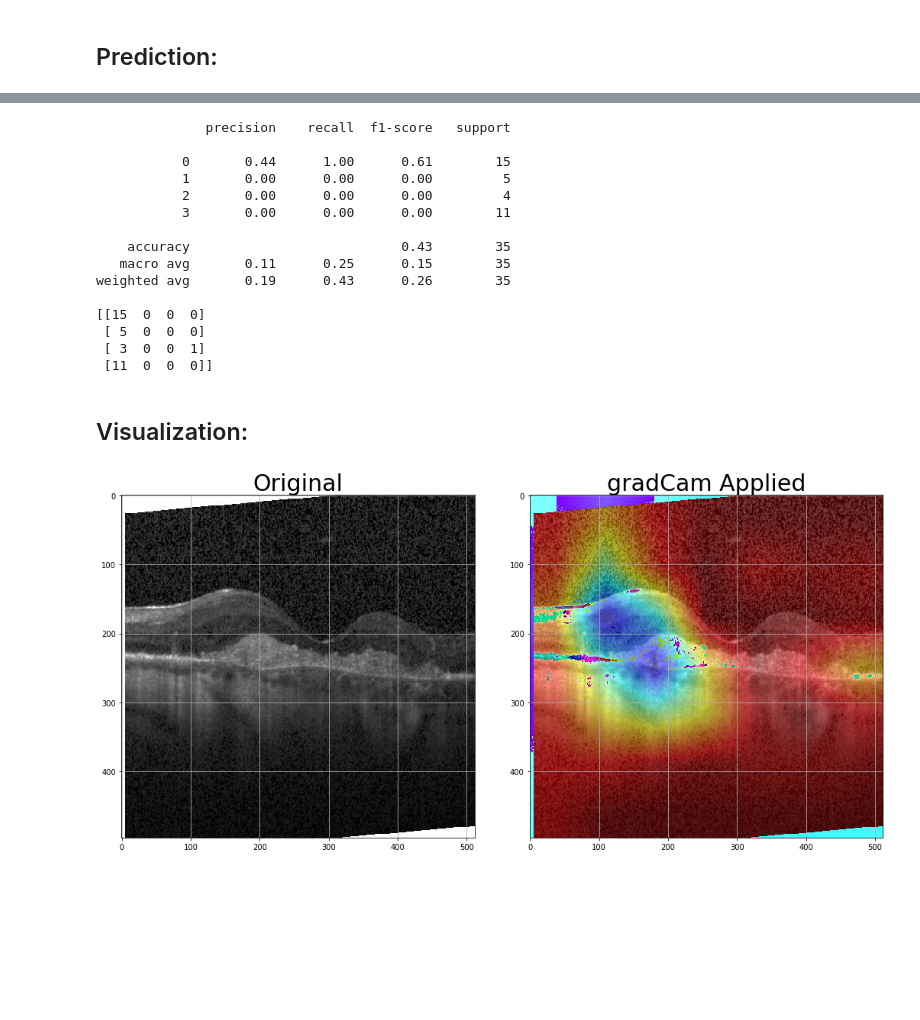
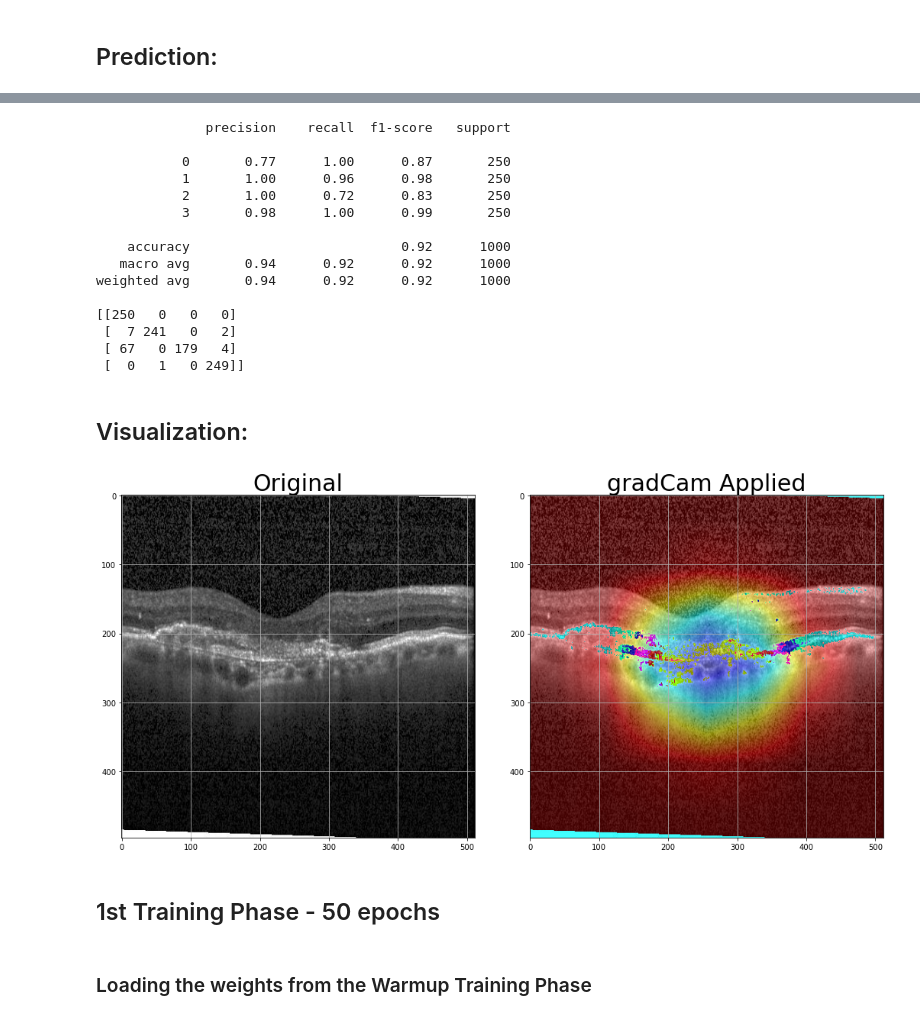
Before and after one commit to SkanderSoltani/Optical-Coherence-Tomography, a Jupyter notebook: src/OCT_Model/playground2.ipynb, the cells around one changed output, grey strips where cells are left out. Cells and saved outputs as stored; diff of their text form; code cells hidden in the pictures; blank space fills up the shorter version.

Commit message:
Updated playground2 Jupyter Notebook for training on the whole dataset and export the model as TFLite

```diff
--- a/src/OCT_Model/playground2.ipynb
+++ b/src/OCT_Model/playground2.ipynb
@@ -29,4 +37,4 @@ clf.compile(optimizer = optim,
          loss       = params['compile']['loss'],
          metrics    = params['compile']['metrics'])
 # %%
-callbacks = get_callbacks("V1")
+callbacks = get_callbacks("V2_warmup")
@@ -33,6 +45,6 @@ callbacks = get_callbacks("V1")
 # %%
 clf.fit(x                     = generator_warmup,
-        validation_data       = generator_warmup,
+        validation_data       = generator_val,
         batch_size            = params['fit']['batch_size'],
         epochs                = params['fit']['epochs'],
         verbose               = params['fit']['verbose'],
@@ -51,22 +91,26 @@ evaluate(y_true,y_pred)
 # %% [output]
               precision    recall  f1-score   support
 
-           0       0.44      1.00      0.61        15
-           1       0.00      0.00      0.00         5
-           2       0.00      0.00      0.00         4
-           3       0.00      0.00      0.00        11
+           0       0.77      1.00      0.87       250
+           1       1.00      0.96      0.98       250
+           2       1.00      0.72      0.83       250
+           3       0.98      1.00      0.99       250
 
-    accuracy                           0.43        35
-   macro avg       0.11      0.25      0.15        35
-weighted avg       0.19      0.43      0.26        35
+    accuracy                           0.92      1000
+   macro avg       0.94      0.92      0.92      1000
+weighted avg       0.94      0.92      0.92      1000
 
-[[15  0  0  0]
- [ 5  0  0  0]
- [ 3  0  0  1]
- [11  0  0  0]]
+[[250   0   0   0]
+ [  7 241   0   2]
+ [ 67   0 179   4]
+ [  0   1   0 249]]
 # %% [markdown]
 ## Visualization:
 # %%
-gradCAM(generator=generator_test,model=clf,params=params,image_num = 0, intensity=0.5, res=250)
+gradCAM(generator=generator_test,model=clf,params=params,image_num = 2, intensity=0.5, res=250)
 # %% [output]
-[figure, old version]
+[figure, new version]
+# %% [markdown]
+## 1st Training Phase - 50 epochs
+# %% [markdown]
+### Loading the weights from the Warmup Training Phase
```
Also changed, not shown: parts of 27 cells of this notebook.
